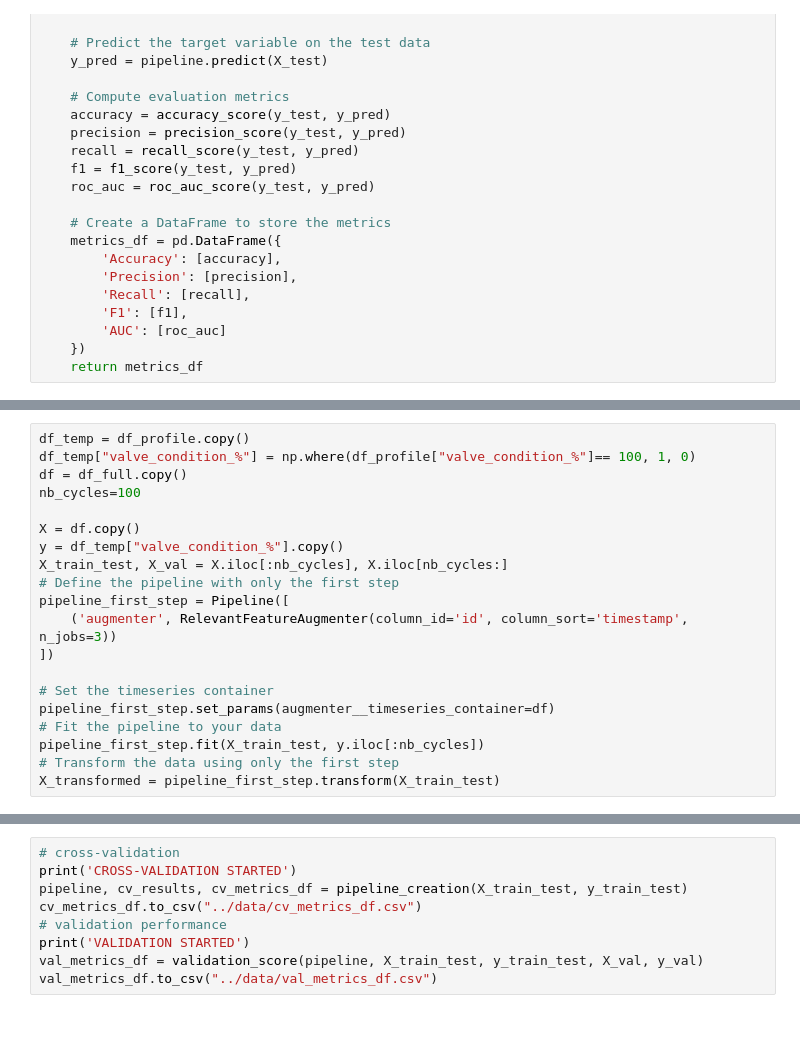
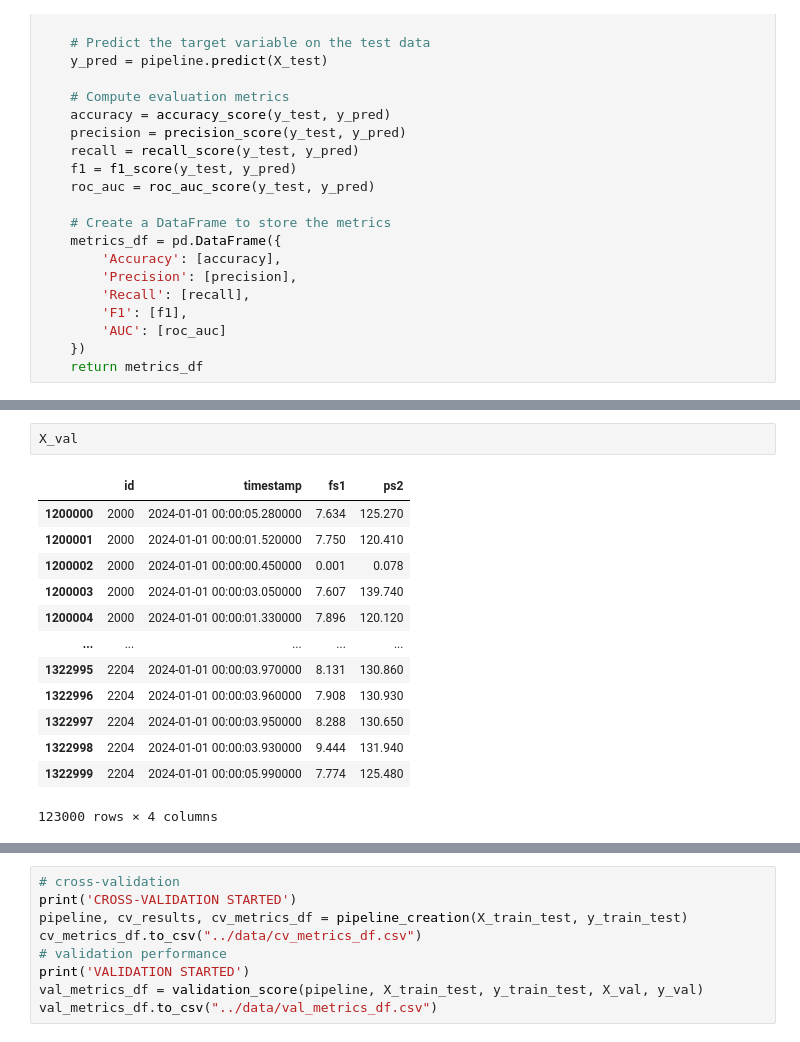
Before and after one commit to adelchi91/condition_monitoring_of_hydraulic_systems, a Jupyter notebook: notebook/ShorterCode.ipynb, the cells around one changed output, grey strips where cells are left out. Drawn from its saved outputs; the diff is of its cells as text.

```diff
--- a/notebook/ShorterCode.ipynb
+++ b/notebook/ShorterCode.ipynb
@@ -172,20 +234,0 @@ df_full
-# %%
-df_temp = df_profile.copy()
-df_temp["valve_condition_%"] = np.where(df_profile["valve_condition_%"]== 100, 1, 0)
-df = df_full.copy()
-nb_cycles=100
-
-X = df.copy()
-y = df_temp["valve_condition_%"].copy()
-X_train_test, X_val = X.iloc[:nb_cycles], X.iloc[nb_cycles:]
-# Define the pipeline with only the first step
-pipeline_first_step = Pipeline([
-    ('augmenter', RelevantFeatureAugmenter(column_id='id', column_sort='timestamp', n_jobs=3))
-])
-
-# Set the timeseries container
-pipeline_first_step.set_params(augmenter__timeseries_container=df)
-# Fit the pipeline to your data
-pipeline_first_step.fit(X_train_test, y.iloc[:nb_cycles])
-# Transform the data using only the first step
-X_transformed = pipeline_first_step.transform(X_train_test)
@@ -193,0 +319,16 @@ X_transformed
+# %%
+X_val
+# %% [output]
+|  | id | timestamp | fs1 | ps2 |
+| 1200000 | 2000 | 2024-01-01 00:00:05.280000 | 7.634 | 125.270 |
+| 1200001 | 2000 | 2024-01-01 00:00:01.520000 | 7.750 | 120.410 |
+| 1200002 | 2000 | 2024-01-01 00:00:00.450000 | 0.001 | 0.078 |
+| 1200003 | 2000 | 2024-01-01 00:00:03.050000 | 7.607 | 139.740 |
+| 1200004 | 2000 | 2024-01-01 00:00:01.330000 | 7.896 | 120.120 |
+| ... | ... | ... | ... | ... |
+| 1322995 | 2204 | 2024-01-01 00:00:03.970000 | 8.131 | 130.860 |
+| 1322996 | 2204 | 2024-01-01 00:00:03.960000 | 7.908 | 130.930 |
+| 1322997 | 2204 | 2024-01-01 00:00:03.950000 | 8.288 | 130.650 |
+| 1322998 | 2204 | 2024-01-01 00:00:03.930000 | 9.444 | 131.940 |
+| 1322999 | 2204 | 2024-01-01 00:00:05.990000 | 7.774 | 125.480 |
+123000 rows × 4 columns
```
Also changed, not shown: parts of 29 cells of this notebook, 2 other files.
